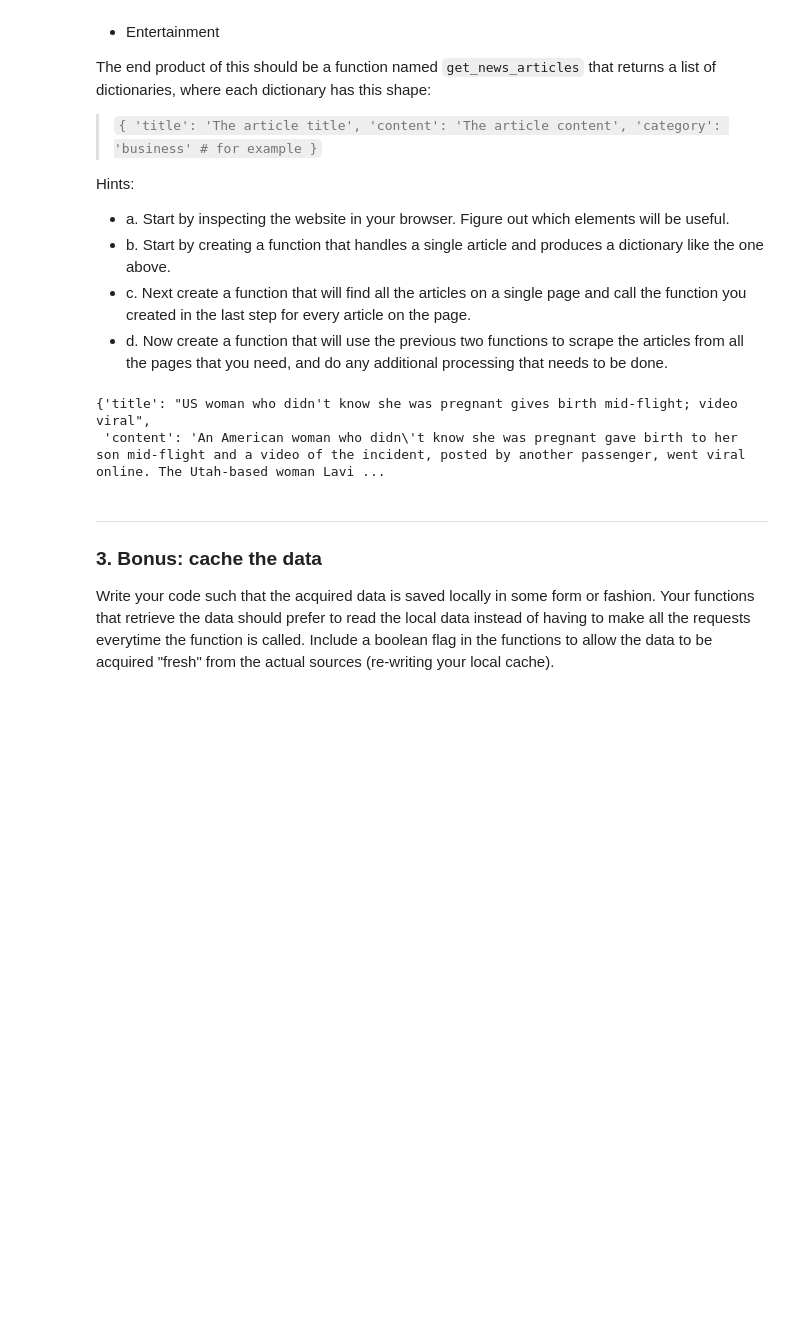
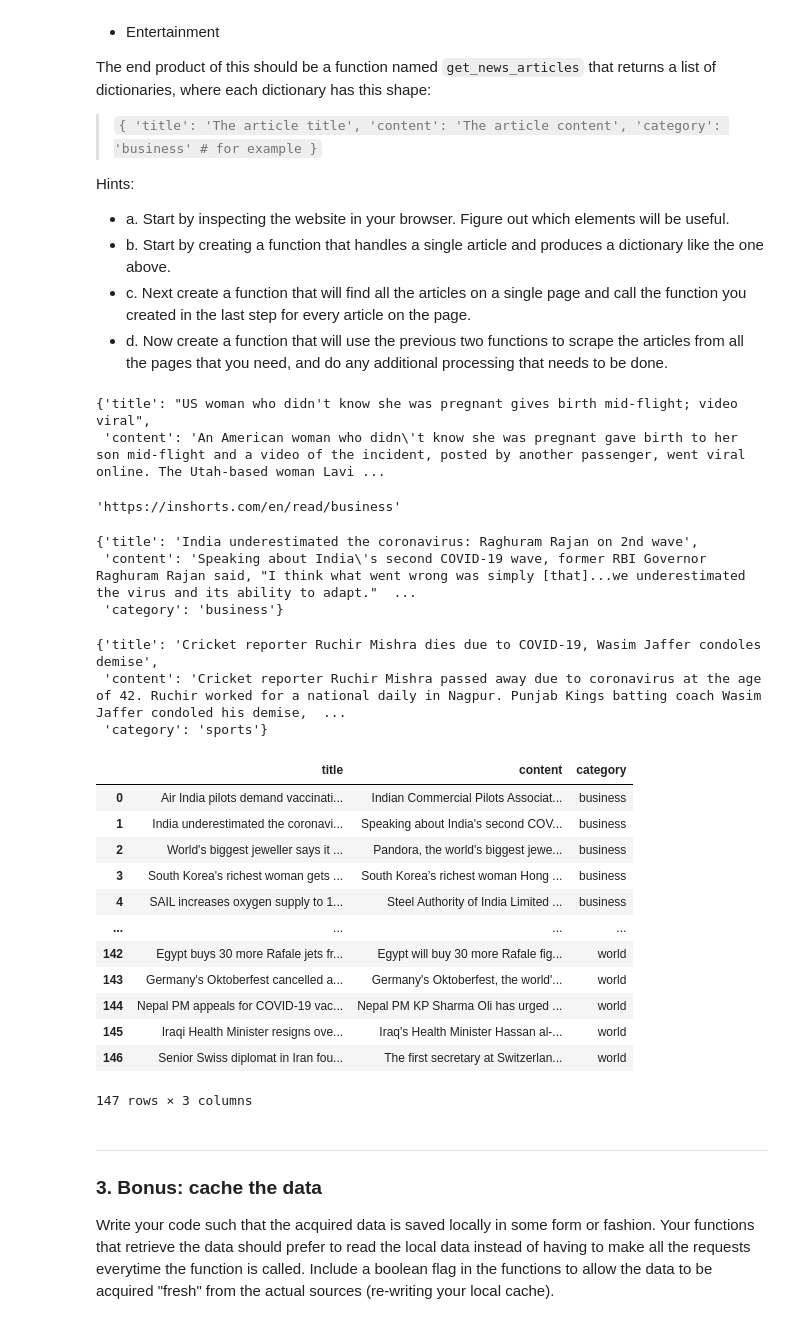
Before and after one commit to aliciag92/natural-language-processing-exercises, a Jupyter notebook: acquire.ipynb, the cells around one changed output. Saved outputs shown, nothing was run; the diff lists cells and outputs as text; code cells hidden in the pictures; blank space fills up the shorter version.

```diff
--- a/acquire.ipynb
+++ b/acquire.ipynb
@@ -193,0 +224,22 @@ def get_news_articles(articles):
+# %%
+category = "business"
+base = "https://inshorts.com/en/read/"
+url = base + category
+url
+# %% [output]
+'https://inshorts.com/en/read/business'
+# %%
+#function that handles a single article and produces a dictionary
+def get_article(article, category):
+    # Attribute selector
+    title = article.select("[itemprop='headline']")[0].text
+
+    # article body
+    content = article.select("[itemprop='articleBody']")[0].text
+
+    output = {}
+    output["title"] = title
+    output["content"] = content
+    output["category"] = category
+
+    return output
@@ -193,0 +283,7 @@ def get_news_articles(articles):
+# %%
+# Example of using the get_articles function sending in the category name that's part of the URL
+get_articles("business")[0]
+# %% [output]
+{'title': 'India underestimated the coronavirus: Raghuram Rajan on 2nd wave',
+ 'content': 'Speaking about India\'s second COVID-19 wave, former RBI Governor Raghuram Rajan said, "I think what went wrong was simply [that]...we underestimated the virus and its ability to adapt."  ...
+ 'category': 'business'}
@@ -194,3 +307,45 @@ def get_news_articles(articles):
+# %%
+categories = ["business", "sports", "technology", "entertainment"]
+
+#specify article in brackets to check out different titles, content, and categories
+get_news_articles(categories)[30]
+# %% [output]
+{'title': 'Cricket reporter Ruchir Mishra dies due to COVID-19, Wasim Jaffer condoles demise',
+ 'content': 'Cricket reporter Ruchir Mishra passed away due to coronavirus at the age of 42. Ruchir worked for a national daily in Nagpur. Punjab Kings batting coach Wasim Jaffer condoled his demise,  ...
+ 'category': 'sports'}
+# %%
+def news_articles_df(categories):
+    """
+    Takes in a list of categories where the category is part of the URL pattern on inshorts
+    Returns a dataframe of every article from every category listed
+    Each row in the dataframe is a single article
+    """
+    all_inshorts = []
+
+    for category in categories:
+        all_category_articles = get_articles(category)
+        all_inshorts = all_inshorts + all_category_articles
+
+    df = pd.DataFrame(all_inshorts)
+    return df
+# %%
+categories = ["business", "sports", "technology", "entertainment", "science", "world"]
+df = news_articles_df(categories)
+df
+# %% [output]
+|  | title | content | category |
+| 0 | Air India pilots demand vaccinati... | Indian Commercial Pilots Associat... | business |
+| 1 | India underestimated the coronavi... | Speaking about India's second COV... | business |
+| 2 | World's biggest jeweller says it ... | Pandora, the world's biggest jewe... | business |
+| 3 | South Korea's richest woman gets ... | South Korea’s richest woman Hong ... | business |
+| 4 | SAIL increases oxygen supply to 1... | Steel Authority of India Limited ... | business |
+| ... | ... | ... | ... |
+| 142 | Egypt buys 30 more Rafale jets fr... | Egypt will buy 30 more Rafale fig... | world |
+| 143 | Germany's Oktoberfest cancelled a... | Germany's Oktoberfest, the world'... | world |
+| 144 | Nepal PM appeals for COVID-19 vac... | Nepal PM KP Sharma Oli has urged ... | world |
+| 145 | Iraqi Health Minister resigns ove... | Iraq's Health Minister Hassan al-... | world |
+| 146 | Senior Swiss diplomat in Iran fou... | The first secretary at Switzerlan... | world |
+147 rows × 3 columns
 # %% [markdown]
 ***
 ### 3. Bonus: cache the data
```
Also changed, not shown: parts of 12 cells of this notebook.
